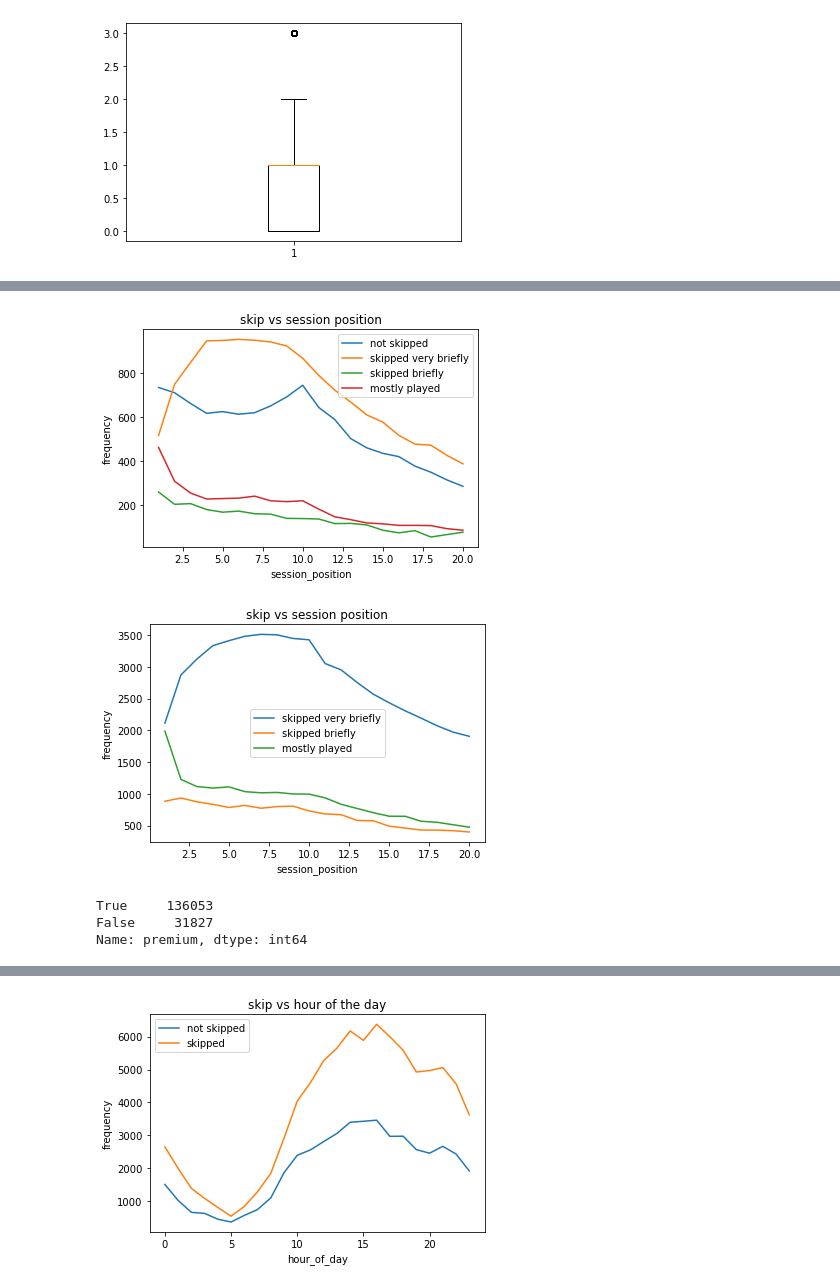
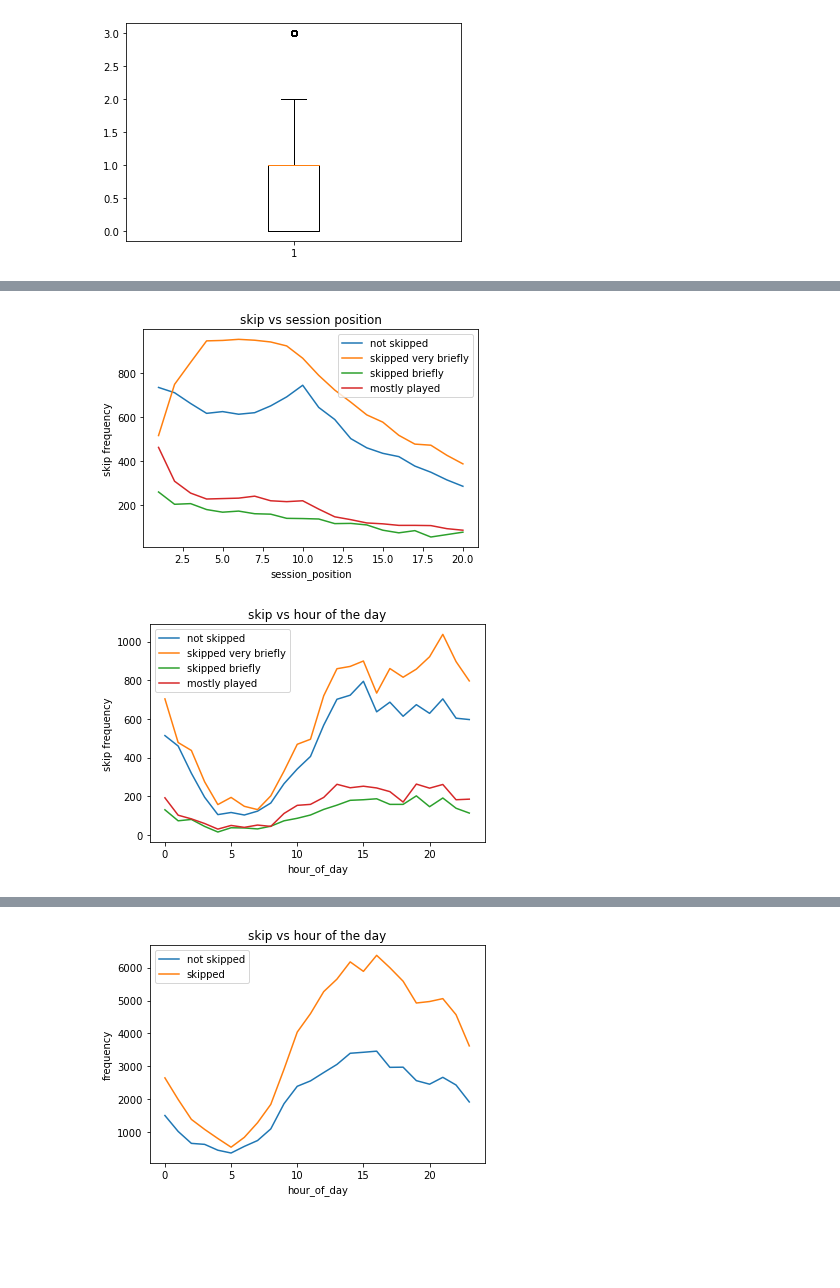
Before and after one commit to stoic-devv/spotify-causal-inference, a Jupyter notebook: src/eda/eda-adityak.ipynb, the cells around one changed output, grey strips where cells are left out. Saved outputs shown, nothing was run; the diff lists cells and outputs as text; code cells hidden in the pictures; blank space fills up the shorter version.

Commit message:
eda graphs

```diff
--- a/src/eda/eda-adityak.ipynb
+++ b/src/eda/eda-adityak.ipynb
@@ -183,27 +209,21 @@ def plot_discrete_feat(y0_data, y1_data, y2_data, y3_data, x_col, title):
     plt.plot(y2_data.index, y2_data.values)
     plt.plot(y3_data.index, y3_data.values)
     plt.xlabel(x_col)
-    plt.ylabel('frequency')
+    plt.ylabel('skip frequency')
     plt.legend(['not skipped', 'skipped very briefly','skipped briefly','mostly played'])
     plt.title(title)
     return fig
 # %%
 x_col = 'session_position'
 y0_data, y1_data, y2_data, y3_data = skip_vs_discrete_feat(x_col=x_col, premium=0)
-p = plot_discrete_feat(y0_data, y1_data, y2_data, y3_data, x_col, 'skip vs session position')
+p1= plot_discrete_feat(y0_data, y1_data, y2_data, y3_data, x_col, 'skip vs session position')
 plt.show()
 # %% [output]
-[figure, old version]
+[figure, new version]
 # %%
-x_col = 'session_position'
-y1_data, y2_data, y3_data = skip_vs_discrete_feat(x_col=x_col)
-p = plot_discrete_feat(y1_data, y2_data, y3_data, x_col, 'skip vs session position')
+x_col = 'hour_of_day'
+y0_data, y1_data, y2_data, y3_data = skip_vs_discrete_feat(x_col=x_col, premium=0)
+p2 = plot_discrete_feat(y0_data, y1_data, y2_data, y3_data, x_col, 'skip vs hour of the day')
 plt.show()
 # %% [output]
-[figure, old version]
+[figure, new version]
-# %%
-skipped_df.premium.value_counts()
-# %% [output]
-True     136053
-False     31827
-Name: premium, dtype: int64
```
Also changed, not shown: parts of 17 cells of this notebook.
